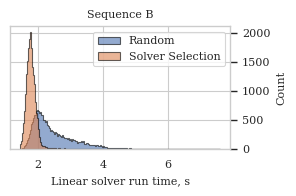
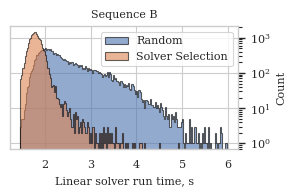
Code edit (unified diff) that turned the first committed figure into the second:
--- before
+++ after
@@ -3,5 +3,6 @@
 
 bins = 200
-bins = np.linspace(min(data_rand), max(data_rand), bins)
+upper_lim = 6
+bins = np.linspace(min(data_rand), upper_lim, bins)
 plt.figure(figsize=(3,2))
 plt.hist(data_rand, bins=bins, density=False, alpha=0.6, edgecolor="black", label='Random', histtype='stepfilled')
@@ -10,5 +11,5 @@
 plt.xlabel("Linear solver run time, s")
 plt.ylabel("Count")
-# plt.yscale('log')
+plt.yscale('log')
 ax = plt.gca()
 ax.yaxis.tick_right()
@@ -17,3 +18,3 @@
 plt.title('Sequence B')
 plt.tight_layout()
-plt.savefig('figures/thm_runtime_histogram.png', dpi=600)
+# plt.savefig('figures/thm_runtime_histogram.png', dpi=600)

Commit: Changes in the notebooks